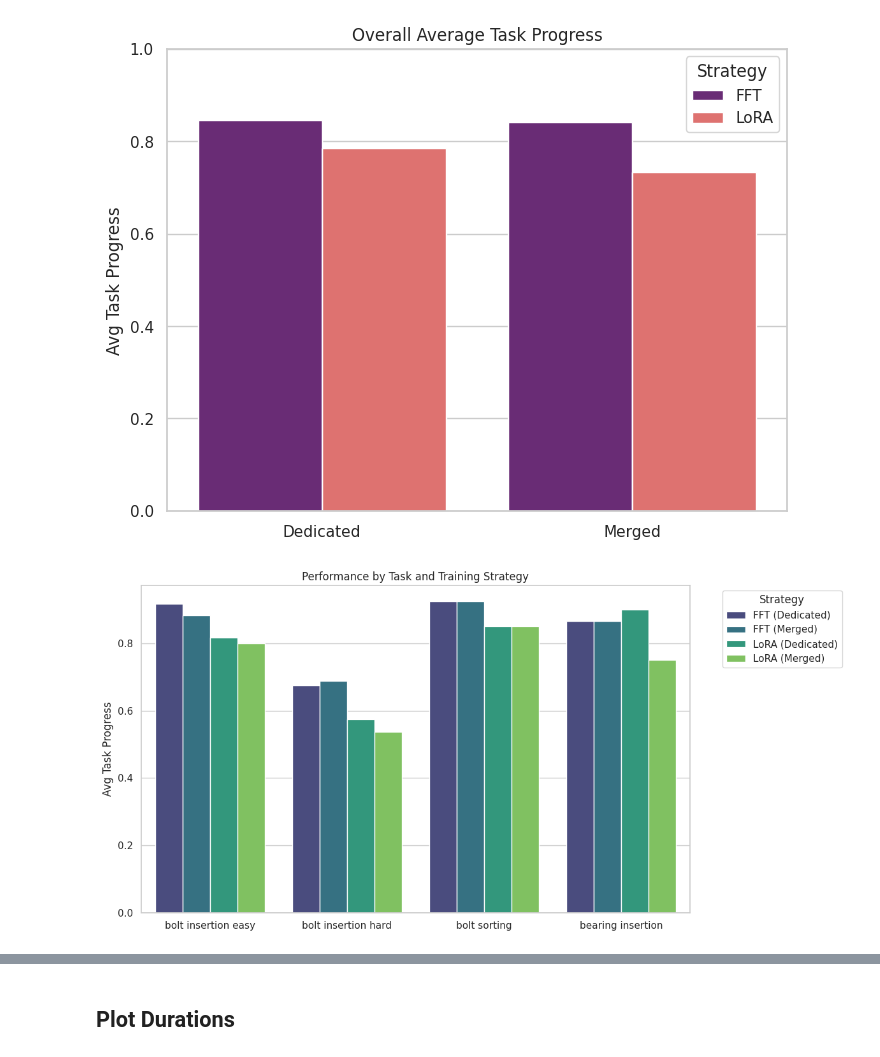
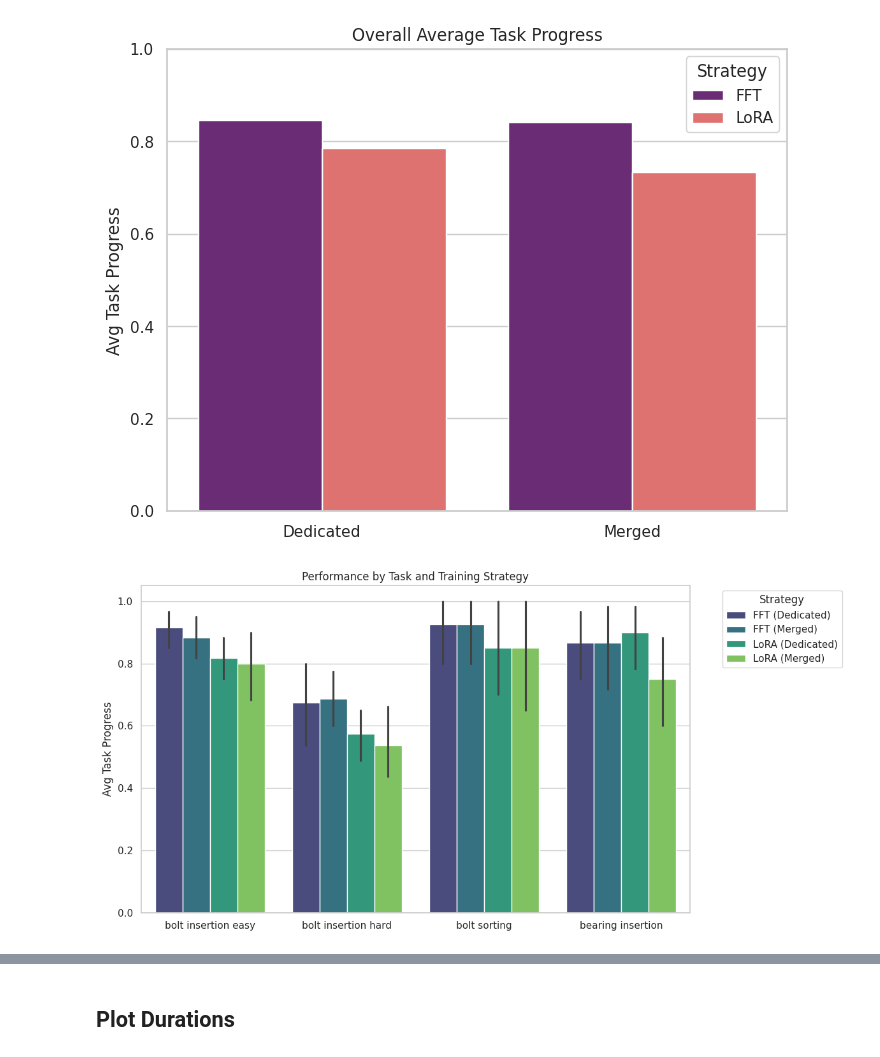
Before and after one commit to F-Fer/lerobot_ur5e_gello, a Jupyter notebook: notebooks/model_performance_analysis.ipynb, the cells around one changed output, grey strips where cells are left out. Drawn from its saved outputs; the diff is of its cells as text; code cells hidden in the pictures.

Commit message:
update performance by task plot

```diff
--- a/notebooks/model_performance_analysis.ipynb
+++ b/notebooks/model_performance_analysis.ipynb
@@ -36,5 +78,7 @@ print(sorted(results.keys()))
 # %%
-df = pd.DataFrame(columns=["merged", "task", "lora", "success_rate", "avg_task_progress", "grad_steps", "avg_duration"])
+# Create a DataFrame with the averaged results per evaluation run
+
+df_avg = pd.DataFrame(columns=["merged", "task", "lora", "success_rate", "avg_task_progress", "grad_steps", "avg_duration"])
 for filename, rollout in results.items():
     # Split filename into merged (bool), task (int), lora (bool)
     merged = "merged" in filename
@@ -60,9 +104,11 @@ for filename, rollout in results.items():
     # Calculate the avg task progress
     avg_task_progress = temp["score"].mean()
     avg_duration = temp["duration"].mean()
+
     # Add the results to the main DataFrame
-    df.loc[filename] = [merged, task, lora, success_rate, avg_task_progress, grad_steps, avg_duration]
+    df_avg.loc[filename] = [merged, task, lora, success_rate, avg_task_progress, grad_steps, avg_duration]
 
-df
+df_avg = df_avg.sort_values(by=["task", "avg_task_progress"], ascending=False)
+df_avg
 # %% [output]
 |  | merged | task | lora | success_rate | avg_task_progress | grad_steps | avg_duration |
@@ -85,4 +130,0 @@ df
-# %%
-# order df by task and avg_task_progress
-df = df.sort_values(by=["task", "avg_task_progress"], ascending=False)
-df
@@ -292,32 +320,49 @@ plt.rcParams.update({'font.size': 12})
 
 # 1. THE MAIN COMPARISON: Success Rate per Task
 # This answers: "Which model is best for which task?"
 plt.figure(figsize=(12, 6))
 # Create a custom 'Method' column for cleaner legends
 df['Method'] = df.apply(lambda x:
     f"{'LoRA' if x['lora'] else 'FFT'} ({'Merged' if x['merged'] else 'Dedicated'})", axis=1)
 
 task_stings = {
     1: "bolt insertion easy",
     2: "bolt insertion hard",
     3: "bolt sorting",
     4: "bearing insertion"
 }
 
+method_order = [
+    "FFT (Dedicated)",
+    "FFT (Merged)",
+    "LoRA (Dedicated)",
+    "LoRA (Merged)",
+]
+
+# optional: also fix x-axis order
+task_order = [
+    "bolt insertion easy",
+    "bolt insertion hard",
+    "bolt sorting",
+    "bearing insertion",
+]
+
 df['task_str'] = df['task'].apply(lambda x: task_stings[x])
 
 sns.barplot(
     data=df.sort_values(by="task"),
     x="task_str",
-    y="avg_task_progress",
+    y="task_progress",
     hue="Method",
+    order=task_order,
+    hue_order=method_order,
     palette="viridis"
 )
 plt.title("Performance by Task and Training Strategy")
 plt.ylabel("Avg Task Progress")
 plt.xlabel("")
 plt.legend(title="Strategy", bbox_to_anchor=(1.05, 1), loc='upper left')
 plt.tight_layout()
 plt.show()
 # %% [output]
-[figure, old version]
+[figure, new version]
```
Also changed, not shown: parts of 17 cells of this notebook.
